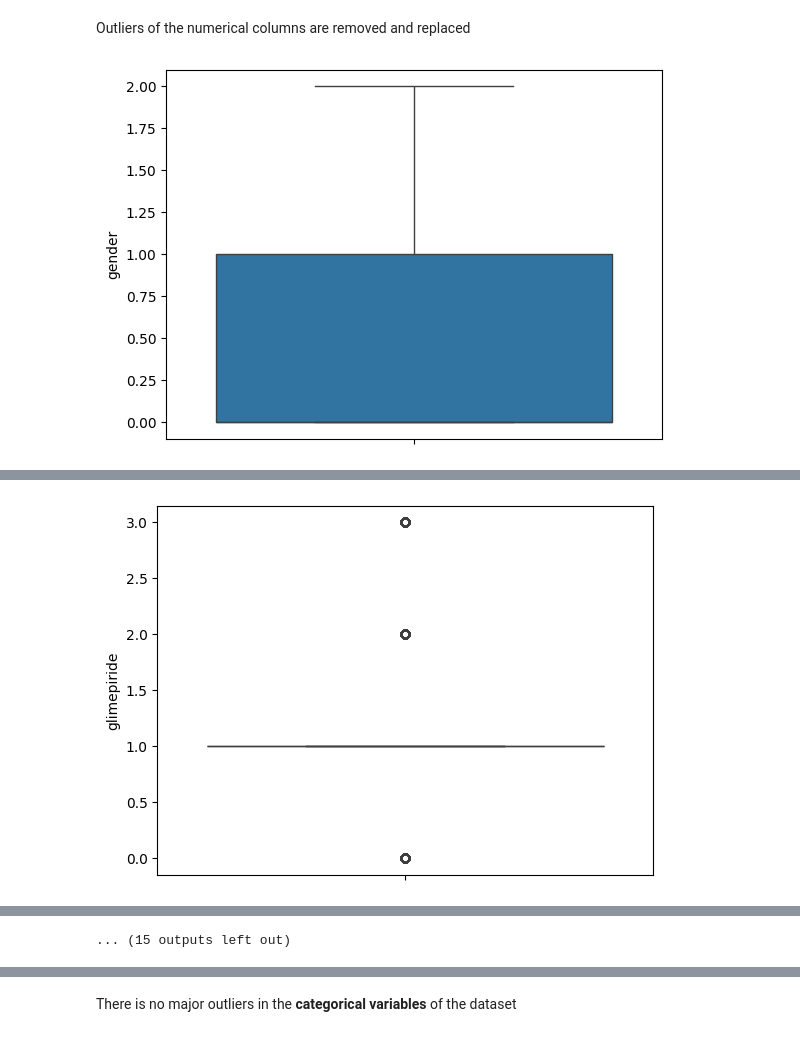
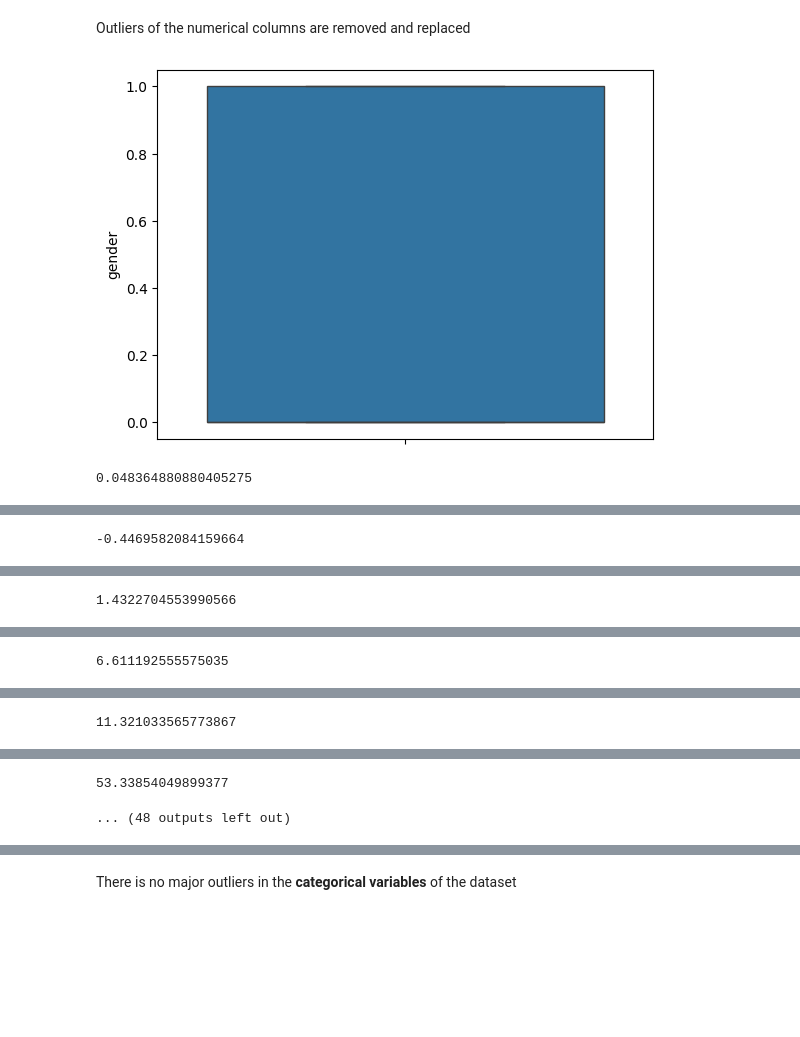
Before and after one commit to nikhilkurulibahulayan/determination-of-the-early-readmission-of-the-patient, a Jupyter notebook: project.ipynb, the cells around one changed output, grey strips where cells are left out. Saved outputs shown, nothing was run; the diff lists cells and outputs as text; code cells hidden in the pictures; blank space fills up the shorter version.

```diff
--- a/project.ipynb
+++ b/project.ipynb
@@ -524,0 +664,20 @@ plt.show()
+# %%
+'''def outlier(i):
+    m=df_new1[i].astype(np.float32).mean()
+    std=df_new1[i].astype(np.float32).std()
+    upper=m+(3*std)
+    lower=m-(3*std)
+    df_new1.loc[(df_new1[i]>upper),i]=upper
+    df_new1.loc[(df_new1[i]>lower),i]=lower
+    sns.boxplot(y=df_new1[i])
+    plt.title(i)
+    plt.show()
+    return
+outlier('number_diagnoses')
+outlier('number_inpatient')
+outlier('number_emergency')
+outlier('number_outpatient')
+outlier('num_medications')
+outlier('num_lab_procedures')
+outlier('num_procedures')
+outlier('time_in_hospital')'''
@@ -549,0 +727,6 @@ outlier('num_lab_procedures')
+# %%
+'''# import Robust Scaler
+from sklearn.preprocessing import RobustScaler
+
+scaler = RobustScaler()
+df_new1[['number_diagnoses','number_inpatient','number_emergency','number_outpatient','num_medications','num_lab_procedures','num_procedures','time_in_hospital']]=scaler.fit_transform(df_new1[['number_diagnoses','number_inpatient','number_emergency','number_outpatient','num_medications','num_lab_procedures','num_procedures','time_in_hospital']])'''
@@ -549,0 +794,12 @@ outlier('num_lab_procedures')
+# %%
+'''def log(i):
+    df_new1[i]=np.log(df_new1[i])
+    return
+log('number_diagnoses')
+log('number_inpatient')
+log('number_emergency')
+log('number_outpatient')
+log('num_medications')
+log('num_lab_procedures')
+log('num_procedures')
+log('time_in_hospital')'''
@@ -552,39 +841,48 @@ Outliers of the numerical columns are removed and replaced
 # %%
 #Checking outliers of categorical features using boxplot
 def label(i):
-    sns.boxplot(df_new[i])
+    sns.boxplot(df_new1[i])
     plt.show()
+    print(df_new1[i].skew())
     return
 label('gender')
 label('age')
 label('metformin')
 label('repaglinide')
 label('nateglinide')
 label('chlorpropamide')
 label('glimepiride')
 label('acetohexamide')
 label('glipizide')
 label('glyburide')
 label('tolbutamide')
 label('pioglitazone')
 label('rosiglitazone')
 label('acarbose')
 label('miglitol')
 label('troglitazone')
 label('tolazamide')
 label('examide')
 label('citoglipton')
 label('insulin')
 label('glyburide-metformin')
 label('glipizide-metformin')
 label('glimepiride-pioglitazone')
 label('metformin-rosiglitazone')
 label('metformin-pioglitazone')
 label('change')
 label('diabetesMed')
+label('race')
+label('A1Cresult')
+label('payer_code')
 # %% [output]
-[figure, old version]
+[figure, new version]
+0.048364880880405275
 [figure]
+-0.4469582084159664
 [figure]
+1.4322704553990566
 [figure]
+6.611192555575035
 [figure]
+11.321033565773867
@@ -592 +889,0 @@ label('diabetesMed')
-[figure, removed]
@@ -598 +890,2 @@ label('diabetesMed')
-... (15 outputs left out)
+53.33854049899377
+... (48 outputs left out)
```
Also changed, not shown: parts of 75 cells of this notebook.
